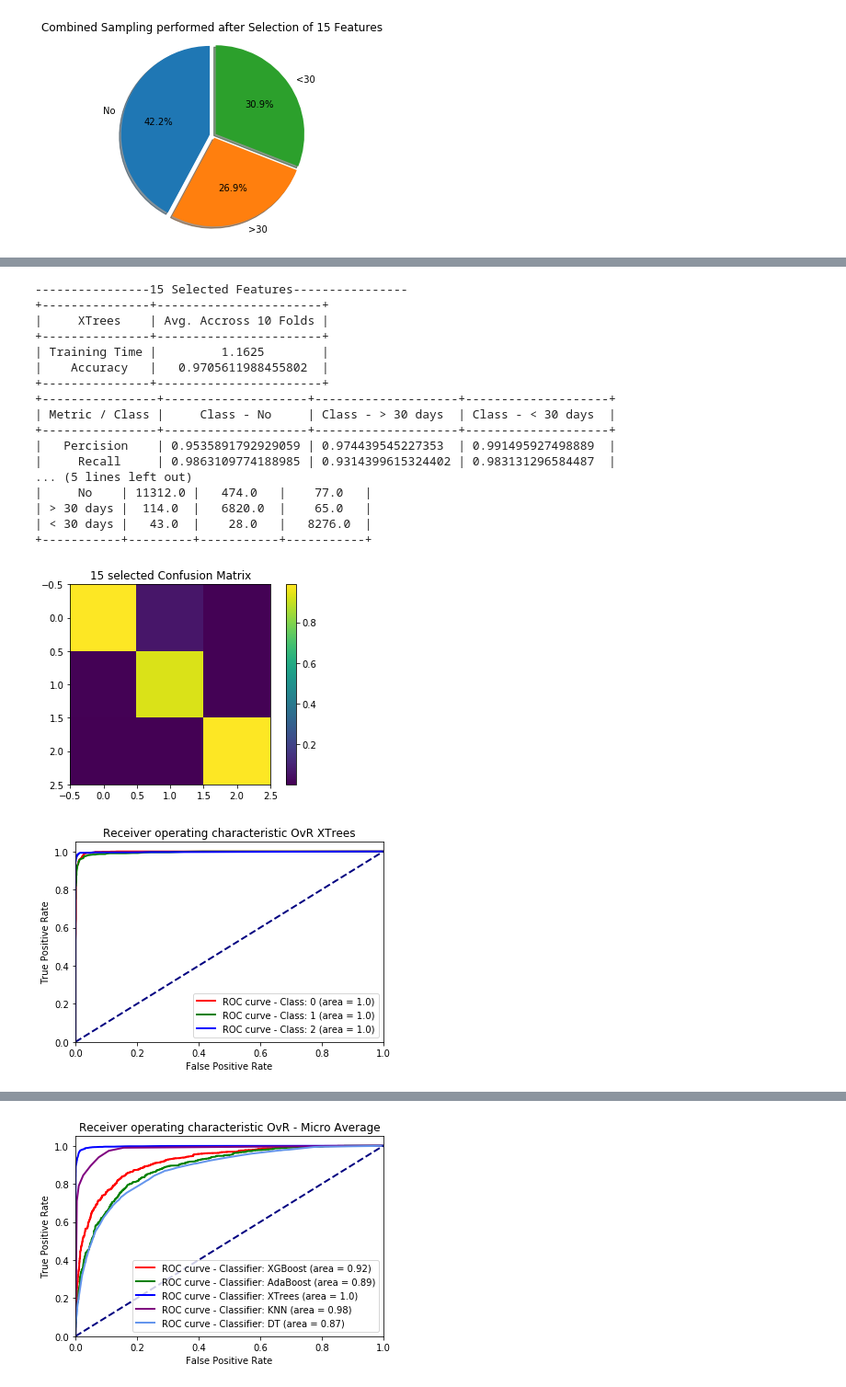
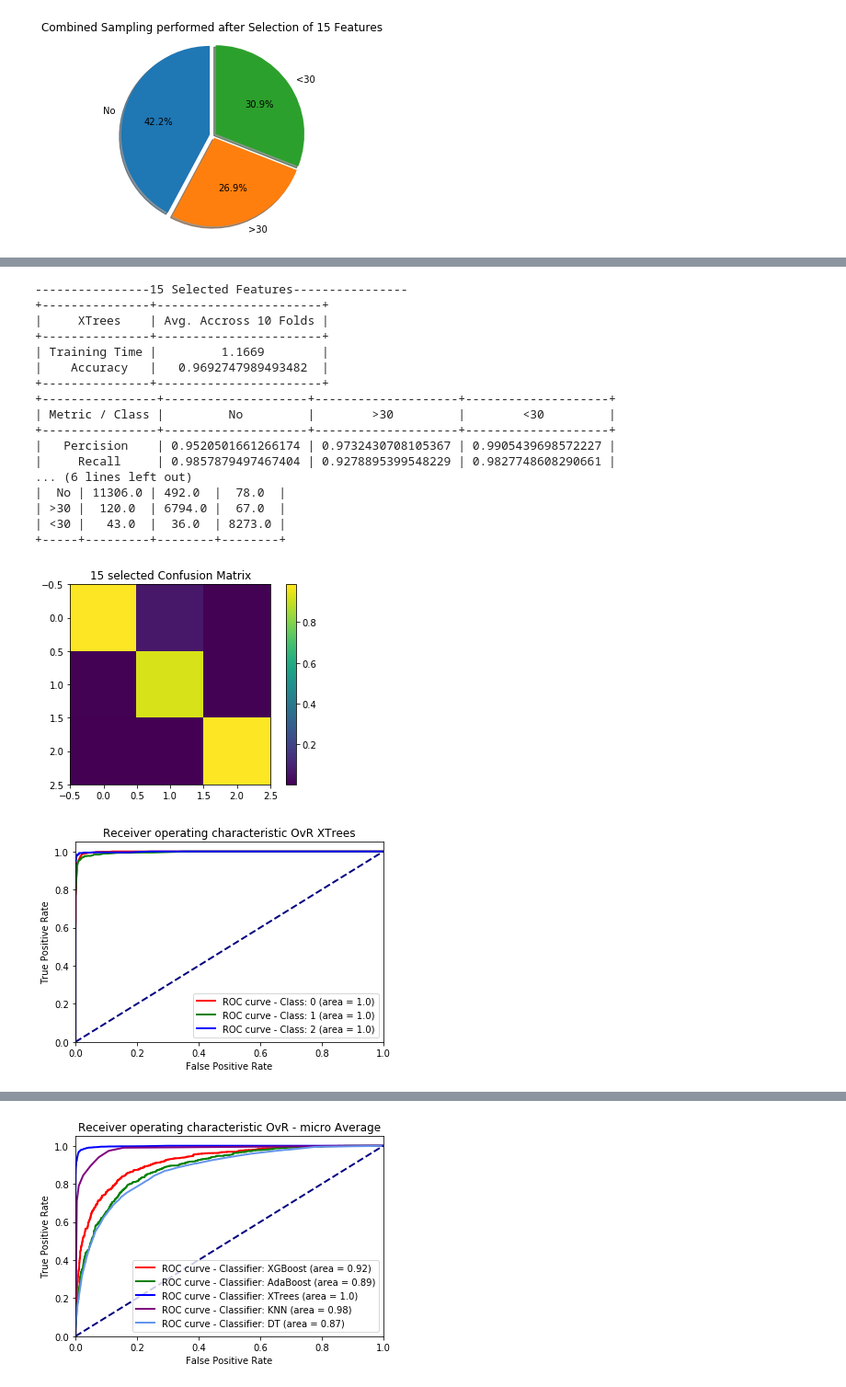
Before and after one commit to YahyaAlaaMassoud/CSI5155---Project-Fall-2020, a Jupyter notebook: supervised_learning_task_1.ipynb, the cells around one changed output, grey strips where cells are left out. Shown at 92% size. Cells and saved outputs as stored; diff of their text form; code cells hidden in the pictures.

```diff
--- a/supervised_learning_task_1.ipynb
+++ b/supervised_learning_task_1.ipynb
@@ -40,6 +40,8 @@ random.seed(0)
 X_cs_15 = np.load('npy_data/X_combinedSampling_15Features_task1.npy')
 y_cs_15 = np.load('npy_data/y_combinedSampling_15Features_task1.npy')
 print('X_cs_15.shape, y_cs_15.shape', X_cs_15.shape, y_cs_15.shape)
+
+classes = ['No', '>30', '<30']
 # %% [output]
 X_cs_15.shape, y_cs_15.shape (27209, 15) (27209,)
 # %%
@@ -69,10 +71,10 @@ clf2clr = {
     3: 'purple',
     4: 'cornflowerblue',
 }
+# %%
+trainer = Trainer(X=X_cs_15, y=y_cs_15, folds=folds_15, data_classes=data_classes_15, classes=classes)
 # %%
-tables, xgboost_metrics_15 = train_model(model_name='XGBoost',
-                                         X=X_cs_15, y=y_cs_15, folds=folds_15,
-                                         data_classes=data_classes_15)
+tables, xgboost_metrics_15 = trainer.train_model(model_name='XGBoost')
 table1, table2, conf_mat, conf_mat_norm = tables
 print('----------------15 Selected Features----------------')
 print(table1)
@@ -101,9 +103,7 @@ plot_roc(xgboost_metrics_15, data_classes_15, cls2clr, 'XGBoost')
 [figure]
 [figure]
 # %%
-tables, adaboost_metrics_15 = train_model(model_name='AdaBoost',
-                                         X=X_cs_15, y=y_cs_15, folds=folds_15,
-                                         data_classes=data_classes_15)
+tables, adaboost_metrics_15 = trainer.train_model(model_name='AdaBoost')
 table1, table2, conf_mat, conf_mat_norm = tables
 print('----------------15 Selected Features----------------')
 print(table1)
@@ -132,34 +132,32 @@ plot_roc(adaboost_metrics_15, data_classes_15, cls2clr, 'AdaBoost')
 [figure]
 [figure]
 # %%
-tables, xtrees_metrics_15 = train_model(model_name='XTrees',
-                                         X=X_cs_15, y=y_cs_15, folds=folds_15,
-                                         data_classes=data_classes_15)
+tables, xtrees_metrics_15 = trainer.train_model(model_name='XTrees')
 table1, table2, conf_mat, conf_mat_norm = tables
 print('----------------15 Selected Features----------------')
 print(table1)
 print(table2)
 print(conf_mat)
 plot_conf_mat(conf_mat_norm, '15 selected')
 plot_roc(xtrees_metrics_15, data_classes_15, cls2clr, 'XTrees')
 # %% [output]
 ----------------15 Selected Features----------------
 +---------------+-----------------------+
 |     XTrees    | Avg. Accross 10 Folds |
 +---------------+-----------------------+
-| Training Time |         1.1625        |
-|    Accuracy   |   0.9705611988455802  |
+| Training Time |         1.1669        |
+|    Accuracy   |   0.9692747989493482  |
 +---------------+-----------------------+
 +----------------+--------------------+--------------------+--------------------+
-| Metric / Class |     Class - No     | Class - > 30 days  | Class - < 30 days  |
+| Metric / Class |         No         |        >30         |        <30         |
 +----------------+--------------------+--------------------+--------------------+
-|   Percision    | 0.9535891792929059 | 0.974439545227353  | 0.991495927498889  |
-|     Recall     | 0.9863109774188985 | 0.9314399615324402 | 0.983131296584487  |
-... (5 lines left out)
-|     No    | 11312.0 |   474.0   |    77.0   |
-| > 30 days |  114.0  |   6820.0  |    65.0   |
-| < 30 days |   43.0  |    28.0   |   8276.0  |
-+-----------+---------+-----------+-----------+
+|   Percision    | 0.9520501661266174 | 0.9732430708105367 | 0.9905439698572227 |
+|     Recall     | 0.9857879497467404 | 0.9278895399548229 | 0.9827748608290661 |
+... (6 lines left out)
+|  No | 11306.0 | 492.0  |  78.0  |
+| >30 |  120.0  | 6794.0 |  67.0  |
+| <30 |   43.0  |  36.0  | 8273.0 |
++-----+---------+--------+--------+
 [figure]
-[figure, old version]
+[figure, new version]
 # %%
```
Also changed, not shown: parts of 12 cells of this notebook, 16 other files.
